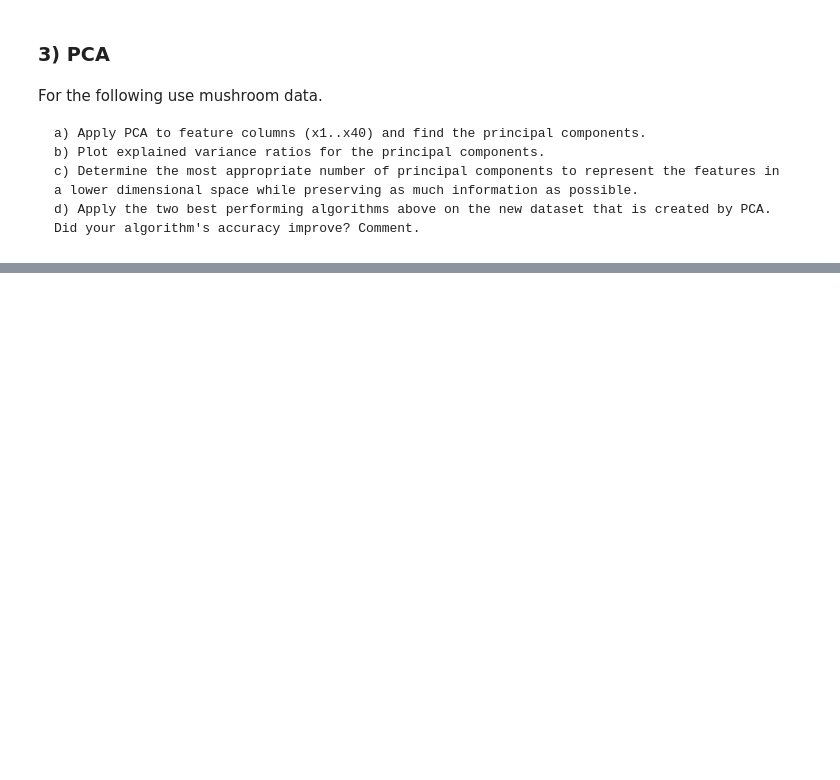
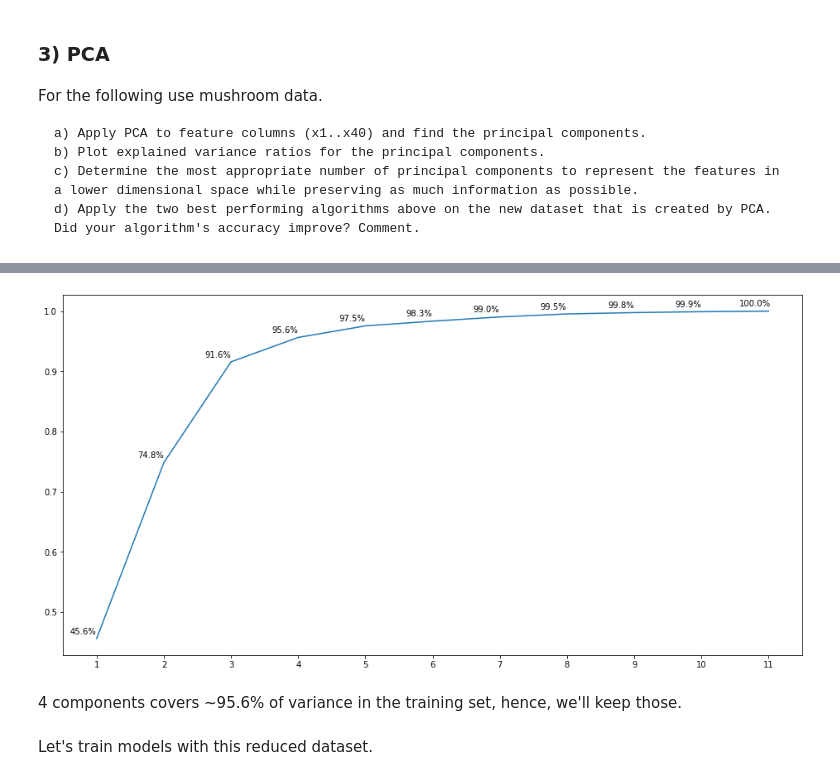
Before and after one commit to bdsaglam/di501, a Jupyter notebook: assignments/assignment04/e155841_HW_4.ipynb, the cells around one changed output, grey strips where cells are left out. Cells and saved outputs as stored; diff of their text form; code cells hidden in the pictures; blank space fills up the shorter version.

```diff
--- a/assignments/assignment04/e155841_HW_4.ipynb
+++ b/assignments/assignment04/e155841_HW_4.ipynb
@@ -364,0 +427,12 @@ from sklearn.decomposition import PCA
+# %%
+cvrs = np.cumsum(vrs)
+
+plt.figure(figsize=(16, 8))
+plt.plot(icomps, cvrs)
+plt.xticks(icomps)
+for icomp, vr in zip(icomps, cvrs):
+    plt.annotate(f'{vr:.1%}', xy=(icomp-0.2, vr+0.005), ha='center', va='bottom')
+# %% [output]
+[figure, added]
+# %% [markdown]
+4 components covers ~95.6% of variance in the training set, hence, we'll keep those.
@@ -364,0 +446,2 @@ from sklearn.decomposition import PCA
+# %% [markdown]
+Let's train models with this reduced dataset.
```
Also changed, not shown: parts of 47 cells of this notebook, 2 other files.
